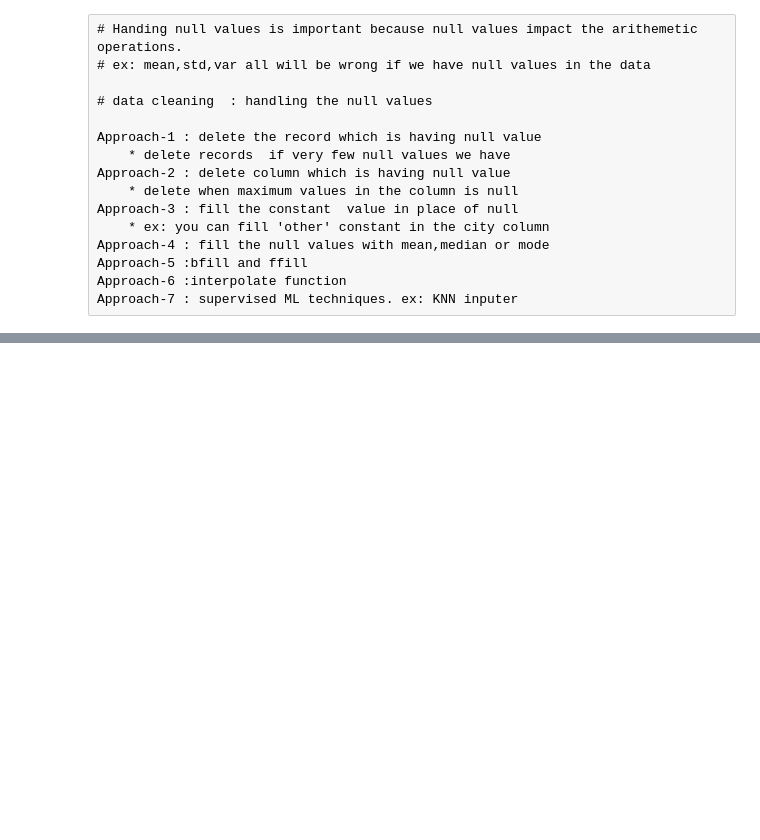
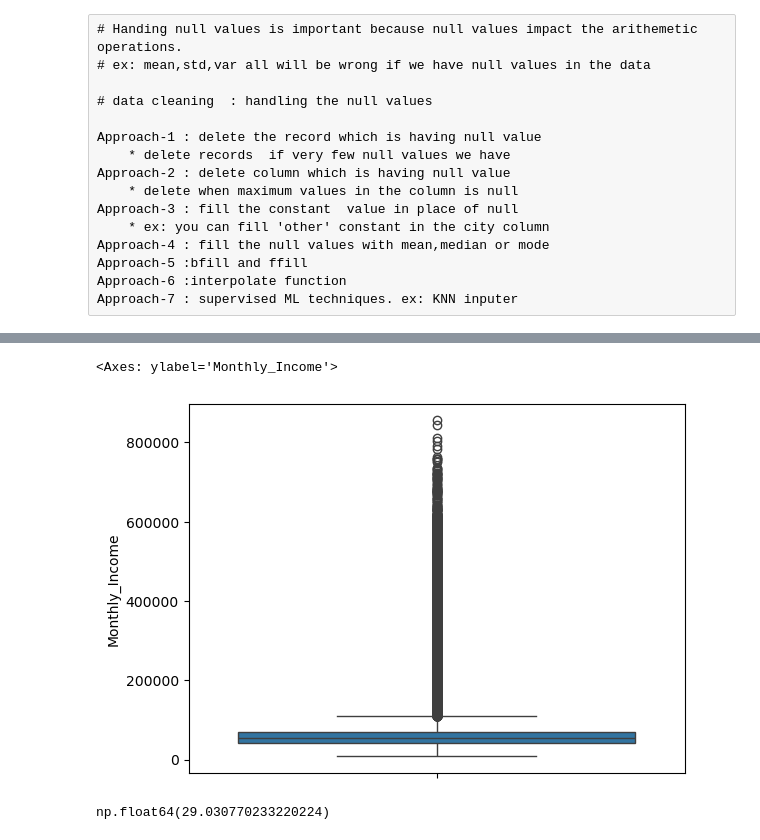
Before and after one commit to Shivacharan16/Data-Analytics-, a Jupyter notebook: EDA.ipynb, the cells around one changed output, grey strips where cells are left out. Drawn from its saved outputs; the diff is of its cells as text; code cells hidden in the pictures; blank space fills up the shorter version.

```diff
--- a/EDA.ipynb
+++ b/EDA.ipynb
@@ -564,0 +644,6 @@ Approach-7 : supervised ML techniques. ex: KNN inputer
+# %%
+# deleting rows in which user_id & total_order_inr having null values
+# in practical projects data analyst ask to customer before deleting this records.
+# because this small no.of records can also be important for customer.
+df.dropna(subset = ['user_ID','Total_Order_INR'],inplace = True)
+df.isnull().sum()
@@ -564,0 +672,5 @@ Approach-7 : supervised ML techniques. ex: KNN inputer
+# %%
+# if more than 70% values in column is null then delete that column
+# before deleting the column please ask to customer
+df.drop(columns = ['Name'], inplace = True)
+df.isna().sum()
@@ -564,0 +694,3 @@ Approach-7 : supervised ML techniques. ex: KNN inputer
+# %%
+df.City = df.City.fillna('other')
+df.isna().sum()
@@ -564,0 +715,3 @@ Approach-7 : supervised ML techniques. ex: KNN inputer
+# %%
+df.Education_Level=df.Education_Level.fillna('unknown')
+df.isna().sum()
@@ -564,0 +766,11 @@ Approach-7 : supervised ML techniques. ex: KNN inputer
+# %%
+import seaborn as sns
+sns.boxplot(y = 'Monthly_Income',data = df)
+# %% [output]
+<Axes: ylabel='Monthly_Income'>
+[figure, added]
+# %%
+mean_value=df.Age.mean()
+mean_value
+# %% [output]
+np.float64(29.030770233220224)
```
Also changed, not shown: parts of 24 cells of this notebook.
